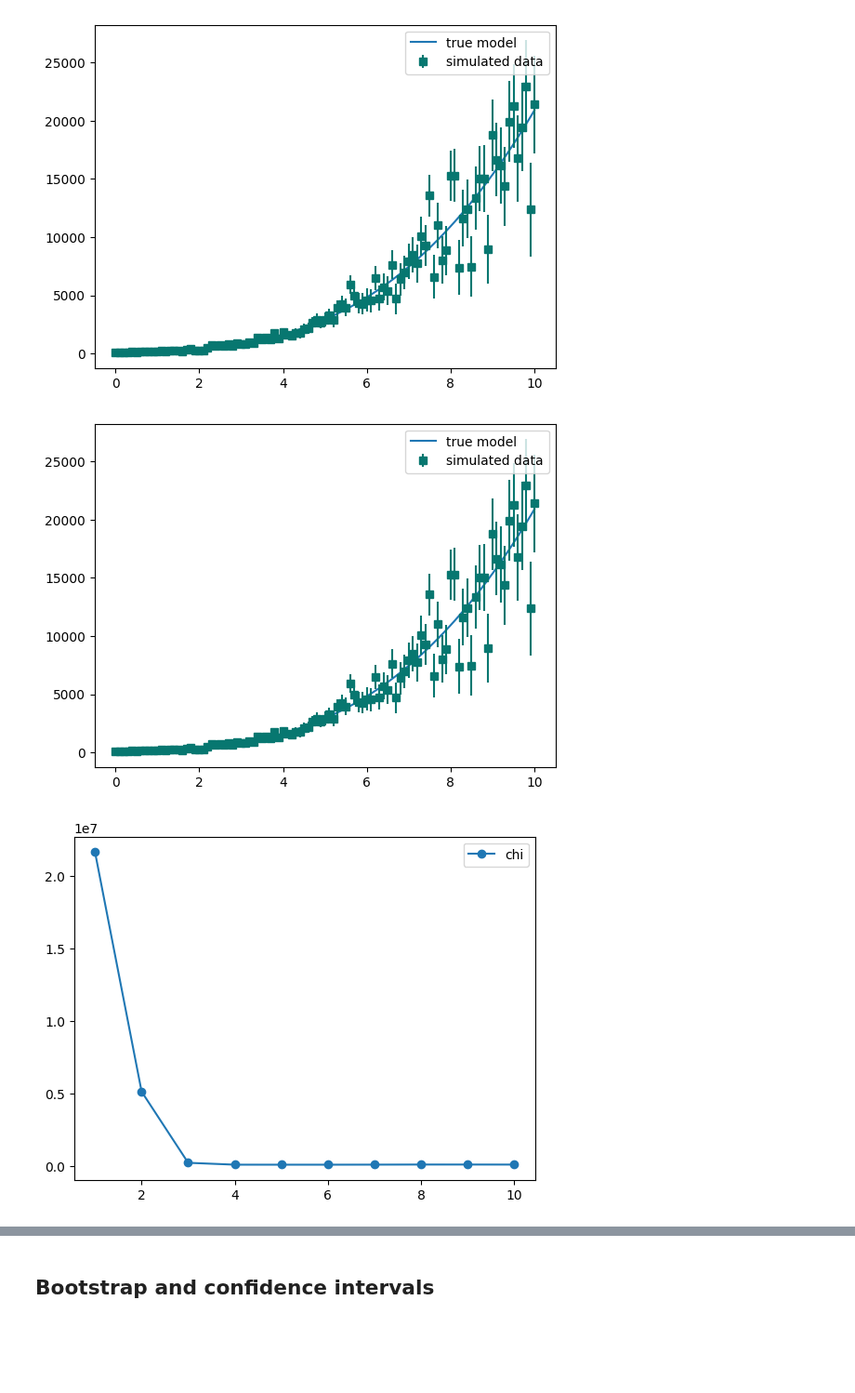
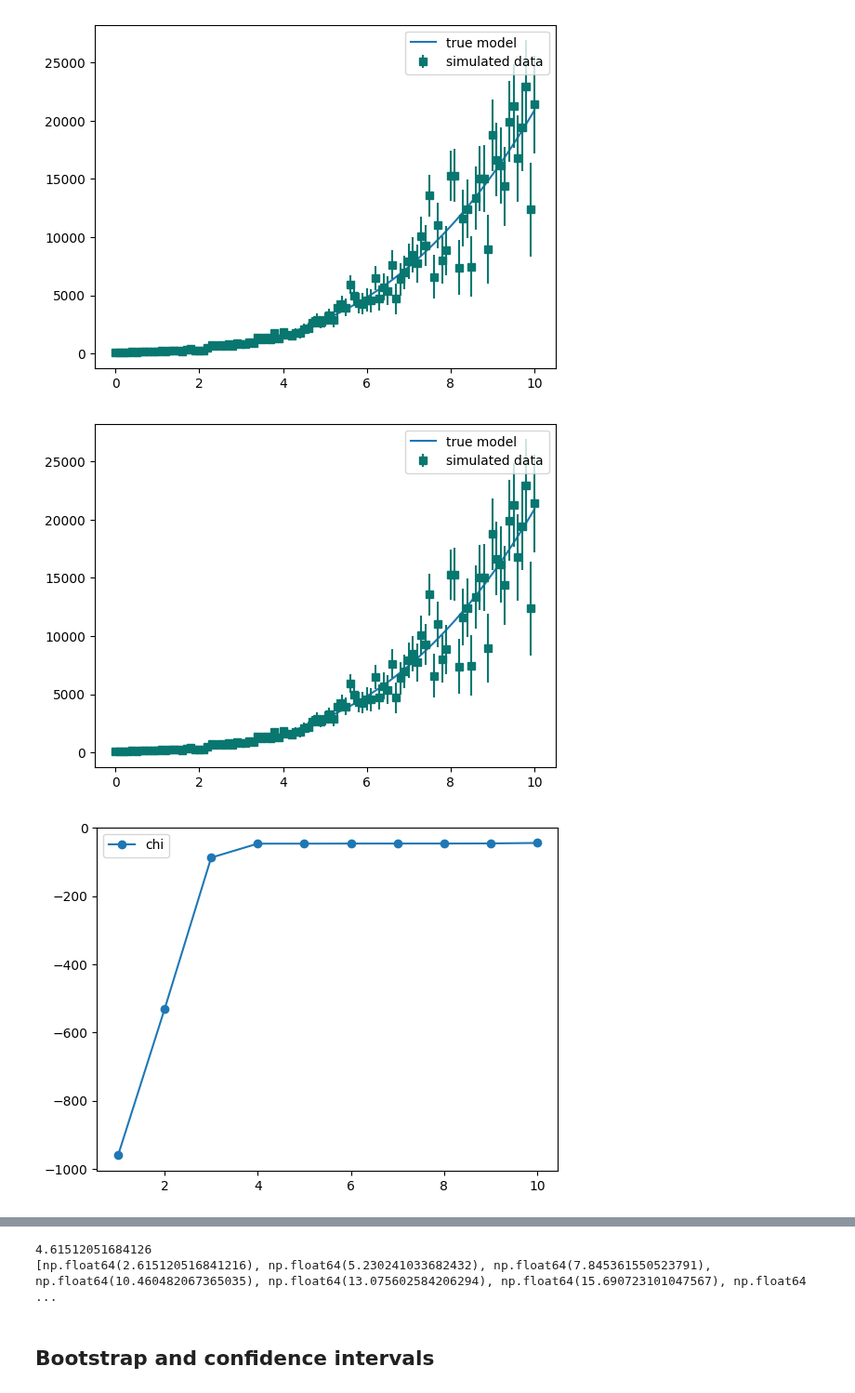
Before and after one commit to t-kist/Bayesian-Statistics-for-Astrophysics-2024, a Jupyter notebook: bayes24/lecture_notes/group2/Chapter 2.ipynb, the cells around one changed output, grey strips where cells are left out. Shown at 93% size. Saved outputs shown, nothing was run; the diff lists cells and outputs as text; code cells hidden in the pictures; blank space fills up the shorter version.

```diff
--- a/bayes24/lecture_notes/group2/Chapter 2.ipynb
+++ b/bayes24/lecture_notes/group2/Chapter 2.ipynb
@@ -107,11 +107,11 @@ import matplotlib.pyplot as plt
 
 #The functions for AIC & BIC
 def AIC(L_max, p_k):
-    aic = -2*np.log(L_max) + 2*p_k
+    aic = -2*L_max + 2*p_k
     return aic
 
 def BIC(L_max, p_k, n):
-   bic = -2*np.log(L_max) + np.log(n)*p_k
+   bic = -2*L_max + np.log(n)*p_k
    return bic
 
 #Function to generate different degrees of polynomial functions
@@ -136,8 +136,10 @@ def sim_data(x, uncertainty=0.2):
 
 #The likelihood function assuming it is a Gaussian distribution
 def chisquared(model, y, y_err):
-    chi = np.sum(((model-y)**2)/y_err)
+    chi = -0.5*np.sum(((model-y)**2)/y_err**2)
     return chi
+#Is nu niet chisq maar gewoon de loglikelihood van een Gaussian. Voorfactor kan nog toegevoegd worden, maar verhoogd het gewoon met een constante
+#dus kan wel weggelaten worden. Maak van chisquared echt de Gaussian en stop in de AIC/BIC de np.ln weer terug. Geeft uitleg en herstructureer.
 # %%
 np.random.seed(10)
 
@@ -191,35 +193,41 @@ params = np.arange(1, max_params+1, 1)
 yy, y_err = data_example[0], data_example[1]
 model=poly_model
 
 #Plotting the simulated data and true model again
 plt.figure()
-plt.plot(xx, model(xx, a_true, b_true, c_true, d_true), label="true model")
+plt.plot(xx, true_model(xx), label="true model")
 plt.errorbar(xx, data_example[0],data_example[1], fmt='s', label='simulated data', color='#077770')
 plt.legend()
 plt.show()
 
 #Calculating the chi_sq and aic&bic the different amounts of parameters
 chi = []
 aic = []
 bic = []
+diff = []
 for i in params:
     p0 = np.zeros(i)
-    popt, pcov = curve_fit(model, xx, yy, p0=p0, absolute_sigma = False)
+    popt, pcov = curve_fit(model, xx, yy, p0=p0, sigma=y_err, absolute_sigma = False)
+    pcov = np.diag(np.sqrt(pcov))
     chi_sq = chisquared(model(xx, *popt), yy, y_err)
     chi.append(chi_sq)
     aic.append(AIC(chi_sq, len(popt)))
     bic.append(BIC(chi_sq, len(popt), npoints))
+    diff.append(BIC(chi_sq, len(popt), npoints) - AIC(chi_sq, len(popt)))
 
 #Plotting the results
 plt.figure()
 plt.plot(params, chi, marker="o", label="chi")
 plt.legend()
 plt.show()
 plt.figure()
-plt.plot(params, aic, marker="o", label="AIC")
-plt.plot(params, bic, marker="o", label="BIC")
+plt.plot(params[2:9], aic[2:9], marker="o", label="AIC")
+plt.plot(params[2:9], bic[2:9], marker="o", label="BIC")
 plt.legend()
 plt.show()
+
+print(np.log(npoints))
+print(diff)
 # %% [output]
 [figure]
-[figure, old version]
+[figure, new version]
@@ -227,3 +235,5 @@ plt.show()
+4.61512051684126
+[np.float64(2.615120516841216), np.float64(5.230241033682432), np.float64(7.845361550523791), np.float64(10.460482067365035), np.float64(13.075602584206294), np.float64(15.690723101047567), np.float64 ...
 # %% [markdown]
 ## Bootstrap and confidence intervals
 # %% [markdown]
```
Also changed, not shown: parts of 3 cells of this notebook.
